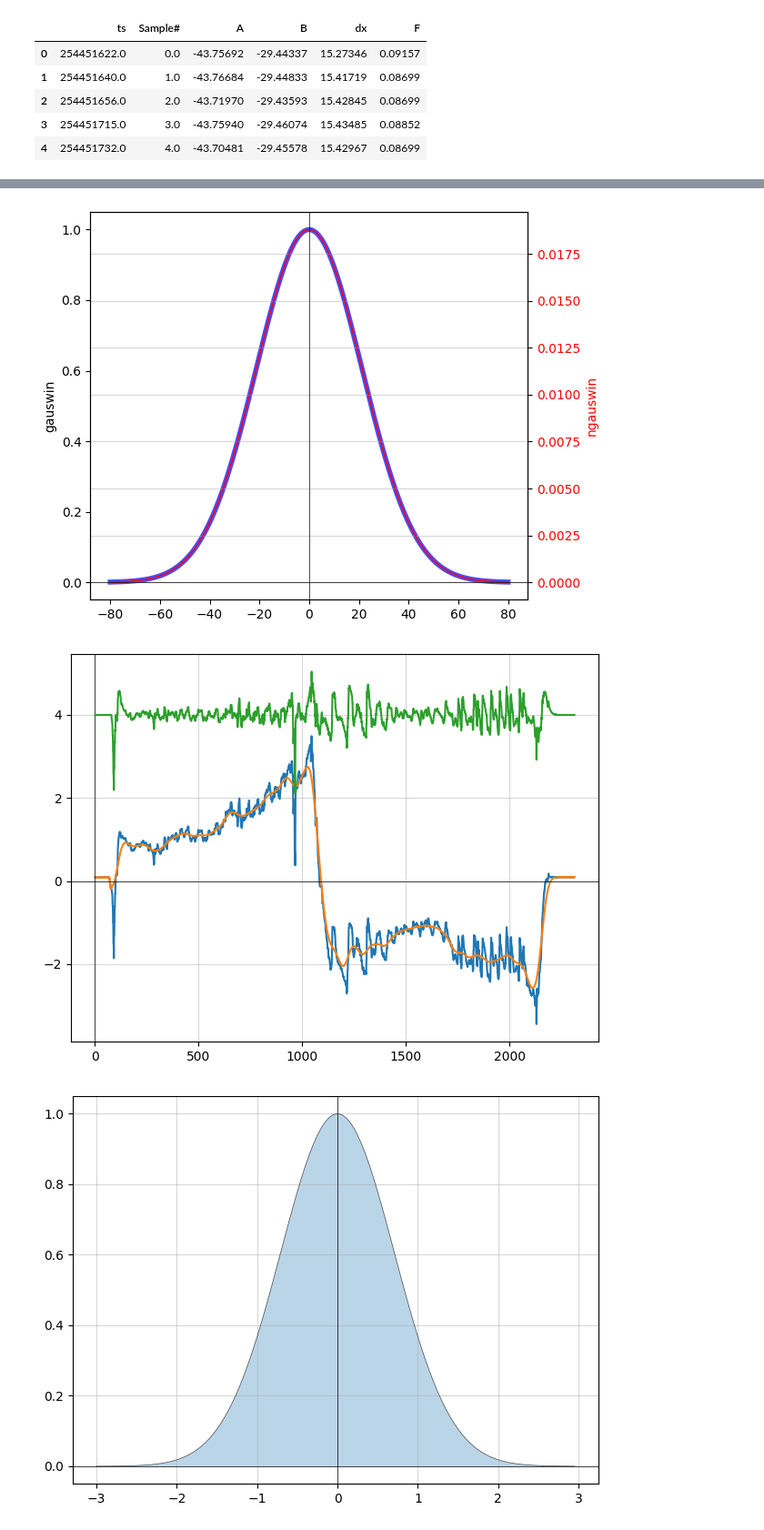
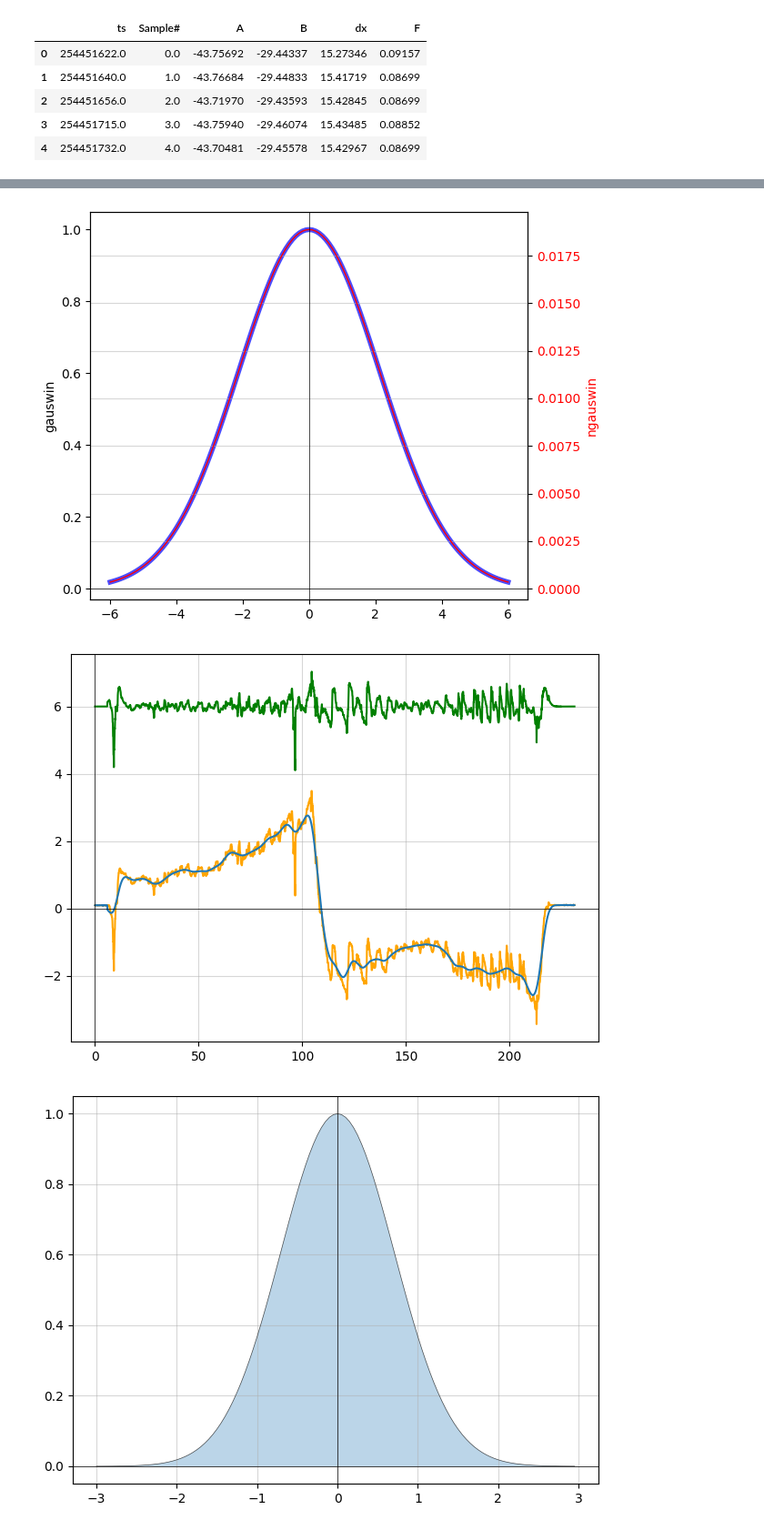
Before and after one commit to marzzelo/SignalProcessing, a Jupyter notebook: TimeSeriesDenoising/mav_gaussian.ipynb, the cells around one changed output, grey strips where cells are left out. Shown at 91% size. Saved outputs shown, nothing was run; the diff lists cells and outputs as text; code cells hidden in the pictures.

```diff
--- a/TimeSeriesDenoising/mav_gaussian.ipynb
+++ b/TimeSeriesDenoising/mav_gaussian.ipynb
@@ -56,7 +58,8 @@ df0.head()
 | 3 | 254451715.0 | 3.0 | -43.75940 | -29.46074 | 15.43485 | 0.08852 |
 | 4 | 254451732.0 | 4.0 | -43.70481 | -29.45578 | 15.42967 | 0.08699 |
 # %%
-df0["tsig"] = df0["Sample#"] - df0["Sample#"][0]
-df0.plot(x="tsig", y="F")
+srate = 10  # 1/s
+df0["tsig"] = (df0["Sample#"] - df0["Sample#"][0]) / srate
+df0.plot(x="tsig", y="F", xlabel="tsig [s]")
 ejes()
 # %% [output]
@@ -69,12 +72,11 @@ n = len(sig)
 print(f"{n=}")
 
 # Gaussian window
-srate = 1000  # Hz
 
-k = 80
-ws = 1000 * np.arange(-k, k+1)  # window samples
+k = 60  # s
+ws = np.arange(-k, k+1)  # window samples
 
-tgauss = ws / srate
+tgauss = ws / srate  # s
 print(f'{tgauss=}')
 # %% [output]
 n=2315
@@ -96,5 +94,5 @@ tgauss=array([-80., -79., -78., -77., -76., -75., -74., -73., -72., -71., -70.,
 # %%
-fwhm = 50
+fwhm = 5  # s
 
 gauswin = np.exp(-(4 * np.log(2) * tgauss ** 2) / fwhm ** 2)
 
@@ -108,20 +106,20 @@ ax2.set_ylabel('ngauswin', color='r')
 ax2.tick_params(axis='y', labelcolor='r')
 ejes()
 # %% [output]
-[figure, old version]
+[figure, new version]
 # %%
 # apply the filter
 fsig = sig.copy()
 
 for i in range(k, n-k):  # i varía en todo el dominio de la señal, excepto en los extremos (a los que sí llega i-k cuando i=0 e i+k cuando i=n-k)
     fsig[i] = np.sum(sig[i-k : i+k+1]*ngauswin)
 
-plt.plot(tsig, sig)
+plt.plot(tsig, sig, color="orange")
 plt.plot(tsig, fsig)
-plt.plot(tsig, sig-fsig + 4)
+plt.plot(tsig, sig-fsig + 6, color="green")
 
 ejes()
 plt.show()
 # %% [output]
-[figure, old version]
+[figure, new version]
 # %%
```
Also changed, not shown: parts of 8 cells of this notebook, 2 other files.
